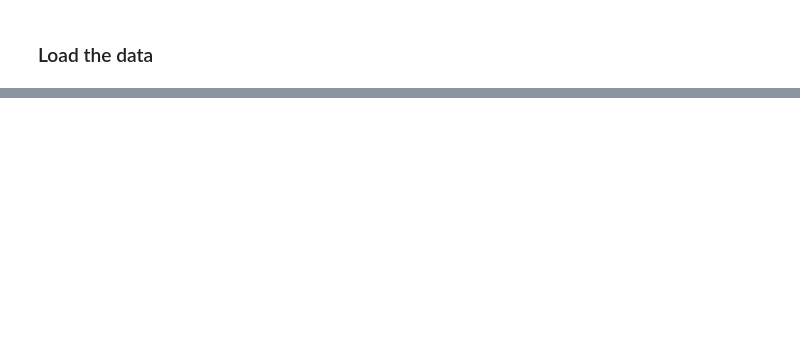
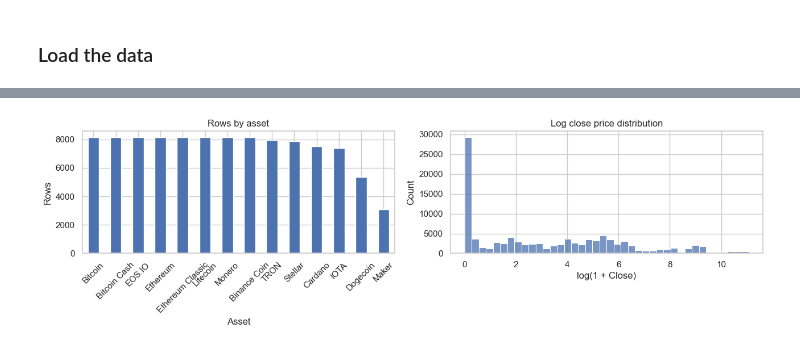
Before and after one commit to delta0x356/Machine-Learning-Group-Poject, a Jupyter notebook: Future_Price_Estimate.ipynb, the cells around one changed output, grey strips where cells are left out. Drawn from its saved outputs; the diff is of its cells as text; code cells hidden in the pictures; blank space fills up the shorter version.

```diff
--- a/Future_Price_Estimate.ipynb
+++ b/Future_Price_Estimate.ipynb
@@ -25,5 +25,6 @@ We start with the same style used in the class notebooks: basic imports, `pandas
 # %%
 import random
+import warnings
 
 import numpy as np
 import pandas as pd
@@ -34,14 +35,22 @@ from sklearn.cluster import AgglomerativeClustering, DBSCAN, KMeans
 from sklearn.decomposition import PCA
 from sklearn.inspection import PartialDependenceDisplay
 from sklearn.linear_model import Ridge
-from sklearn.metrics import davies_bouldin_score, mean_absolute_error, mean_squared_error, r2_score, silhouette_score
+from sklearn.metrics import (
+    davies_bouldin_score,
+    mean_absolute_error,
+    mean_squared_error,
+    r2_score,
+    silhouette_score,
+)
 from sklearn.preprocessing import StandardScaler
 from sklearn.tree import DecisionTreeRegressor
 
 SEED = 42
-
 random.seed(SEED)
 np.random.seed(SEED)
 
-pd.set_option("display.max_columns", 100)
-sns.set(style="whitegrid")
+warnings.filterwarnings("ignore")
+pd.set_option("display.max_columns", 80)
+pd.set_option("display.max_colwidth", 120)
+pd.set_option("display.max_rows", 160)
+sns.set_theme(style="whitegrid")
@@ -1008,0 +129,20 @@ This keeps the final model simple while still using clustering and feature analy
+# %%
+close_for_plot = pd.to_numeric(df_raw["Close"], errors="coerce")
+close_for_plot = close_for_plot.replace([np.inf, -np.inf], np.nan).dropna()
+
+fig, axes = plt.subplots(1, 2, figsize=(13, 4))
+
+df_raw["Asset_Name"].value_counts().plot(kind="bar", ax=axes[0])
+axes[0].set_title("Rows by asset")
+axes[0].set_xlabel("Asset")
+axes[0].set_ylabel("Rows")
+axes[0].tick_params(axis="x", rotation=45)
+
+sns.histplot(np.log1p(close_for_plot), bins=40, ax=axes[1])
+axes[1].set_title("Log close price distribution")
+axes[1].set_xlabel("log(1 + Close)")
+
+plt.tight_layout()
+plt.show()
+# %% [output]
+[figure, added]
```
Also changed, not shown: parts of 61 cells of this notebook, 1 other file.
